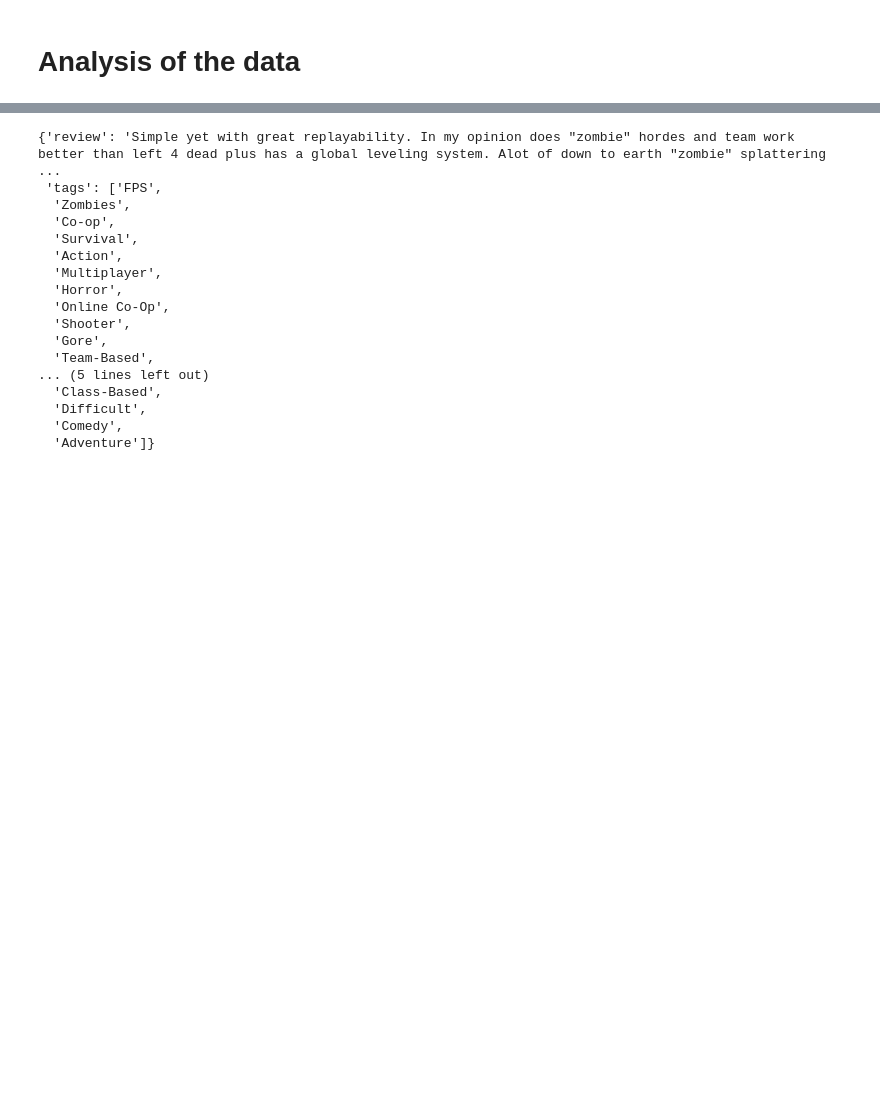
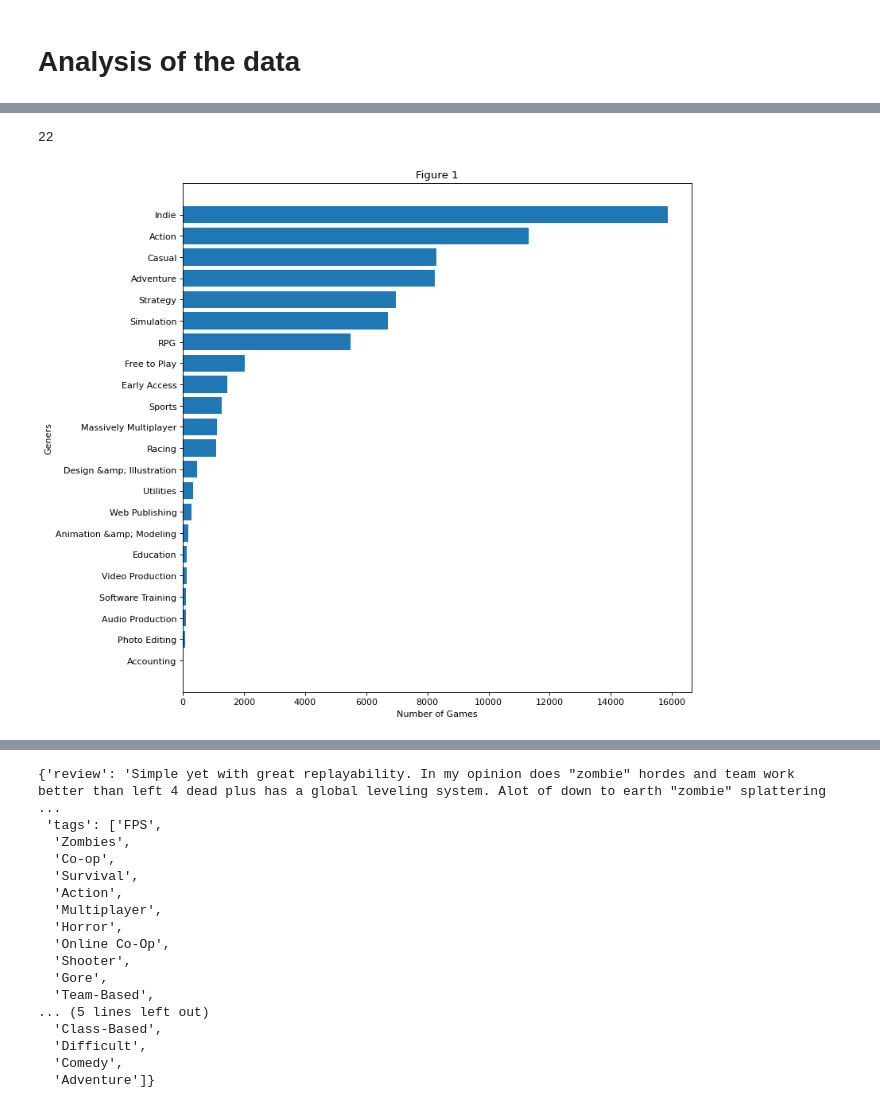
Before and after one commit to bbyiinini/steam-recommander, a Jupyter notebook: a2.ipynb, the cells around one changed output, grey strips where cells are left out. Saved outputs shown, nothing was run; the diff lists cells and outputs as text; code cells hidden in the pictures; blank space fills up the shorter version.

```diff
--- a/a2.ipynb
+++ b/a2.ipynb
@@ -138,0 +122,24 @@ mostPopularGenres[:50]
+# %%
+mostPopularGenres = [(genresCount[x], x) for x in genresCount]
+mostPopularGenres.sort()
+mostPopularGenres.reverse()
+mostPopularGenres[:50]
+
+x = [n[0] for n in mostPopularGenres[:50]]
+y = [n[1] for n in mostPopularGenres[:50]]
+
+print(len(mostPopularGenres))
+
+fig = plt.figure(figsize=(8, 8), dpi=80)
+ax = fig.add_axes([0,0,1,1])
+
+ax.barh(y,x)
+ax.invert_yaxis()
+ax.set_xlabel('Number of Games')
+ax.set_ylabel('Geners')
+ax.set_title('Figure 1')
+
+plt.show()
+# %% [output]
+22
+[figure, added]
```
Also changed, not shown: parts of 8 cells of this notebook, 5 other files.
